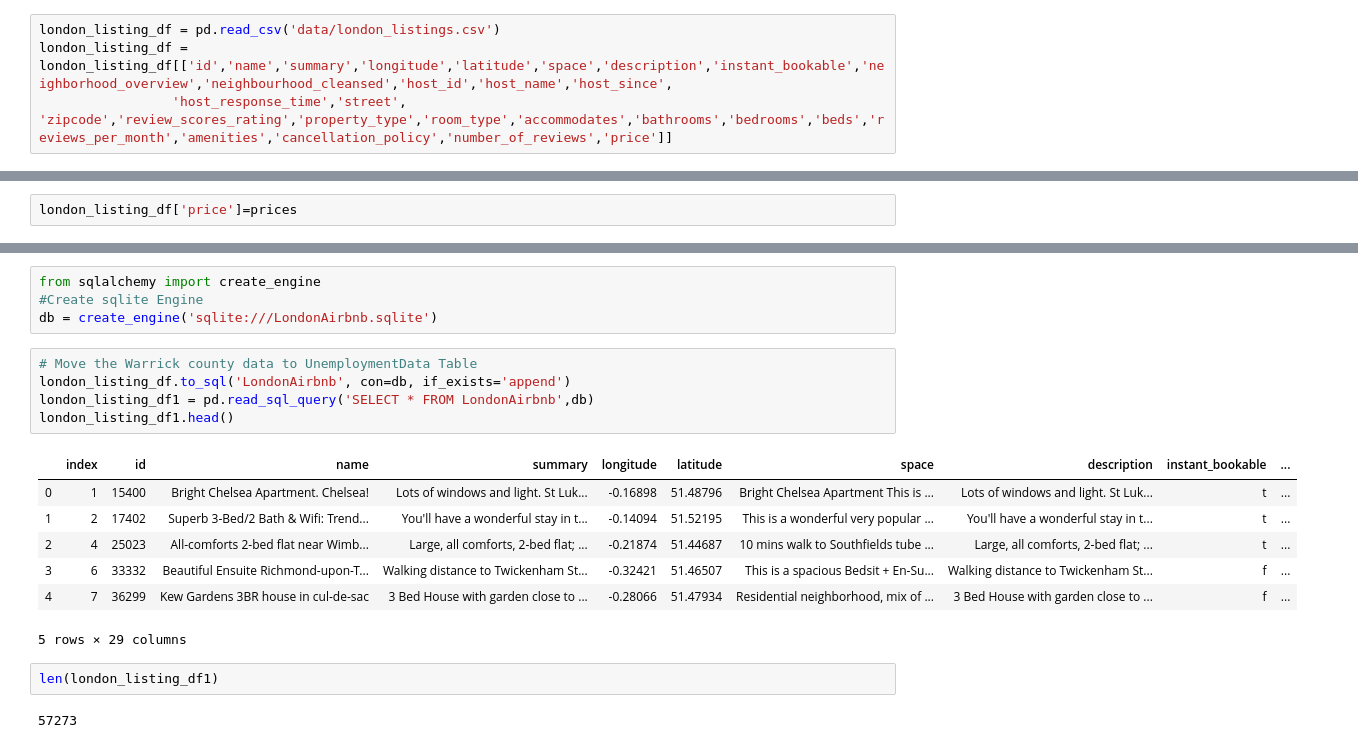
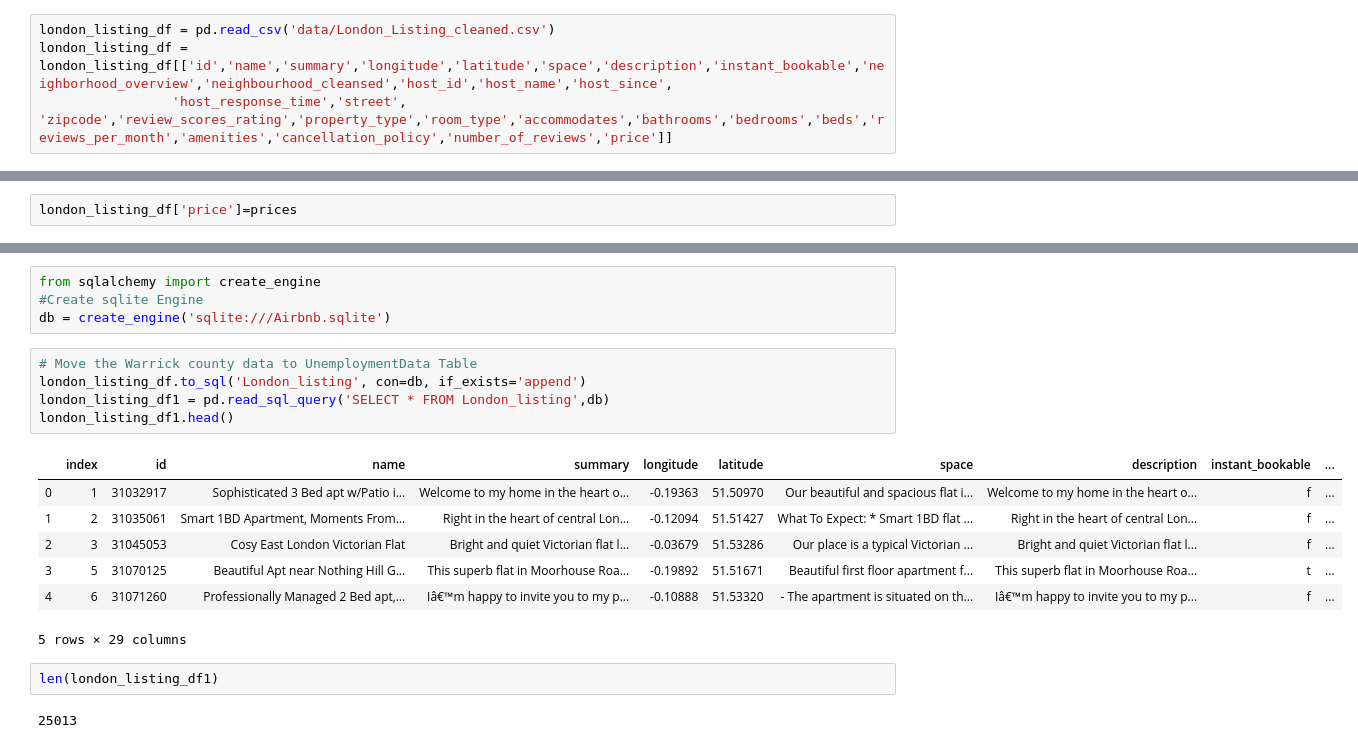
Before and after one commit to emmaolof/Airbnb-Deep-Dive, a Jupyter notebook: London_Listing_Analysis.ipynb, the cells around one changed output, grey strips where cells are left out. Cells and saved outputs as stored; diff of their text form.

```diff
--- a/London_Listing_Analysis.ipynb
+++ b/London_Listing_Analysis.ipynb
@@ -5,5 +13,5 @@ from collections import Counter
 # %%
-london_listing_df = pd.read_csv('data/london_listings.csv')
+london_listing_df = pd.read_csv('data/London_Listing_cleaned.csv')
 london_listing_df = london_listing_df[['id','name','summary','longitude','latitude','space','description','instant_bookable','neighborhood_overview','neighbourhood_cleansed','host_id','host_name','host_since',
                  'host_response_time','street', 'zipcode','review_scores_rating','property_type','room_type','accommodates','bathrooms','bedrooms','beds','reviews_per_month','amenities','cancellation_policy','number_of_reviews','price']]
 # %%
@@ -100,21 +113,21 @@ len(london_listing_df)
 # %%
 from sqlalchemy import create_engine
 #Create sqlite Engine
-db = create_engine('sqlite:///LondonAirbnb.sqlite')
+db = create_engine('sqlite:///Airbnb.sqlite')
 # %%
 # Move the Warrick county data to UnemploymentData Table
-london_listing_df.to_sql('LondonAirbnb', con=db, if_exists='append')
-london_listing_df1 = pd.read_sql_query('SELECT * FROM LondonAirbnb',db)
+london_listing_df.to_sql('London_listing', con=db, if_exists='append')
+london_listing_df1 = pd.read_sql_query('SELECT * FROM London_listing',db)
 london_listing_df1.head()
 # %% [output]
 |  | index | id | name | summary | longitude | latitude | space | description | instant_bookable | ... |
-| 0 | 1 | 15400 | Bright Chelsea Apartment. Chelsea! | Lots of windows and light. St Luk... | -0.16898 | 51.48796 | Bright Chelsea Apartment This is ... | Lots of windows and light. St Luk... | t | ... |
-| 1 | 2 | 17402 | Superb 3-Bed/2 Bath & Wifi: Trend... | You'll have a wonderful stay in t... | -0.14094 | 51.52195 | This is a wonderful very popular ... | You'll have a wonderful stay in t... | t | ... |
-| 2 | 4 | 25023 | All-comforts 2-bed flat near Wimb... | Large, all comforts, 2-bed flat; ... | -0.21874 | 51.44687 | 10 mins walk to Southfields tube ... | Large, all comforts, 2-bed flat; ... | t | ... |
-| 3 | 6 | 33332 | Beautiful Ensuite Richmond-upon-T... | Walking distance to Twickenham St... | -0.32421 | 51.46507 | This is a spacious Bedsit + En-Su... | Walking distance to Twickenham St... | f | ... |
-| 4 | 7 | 36299 | Kew Gardens 3BR house in cul-de-sac | 3 Bed House with garden close to ... | -0.28066 | 51.47934 | Residential neighborhood, mix of ... | 3 Bed House with garden close to ... | f | ... |
+| 0 | 1 | 31032917 | Sophisticated 3 Bed apt w/Patio i... | Welcome to my home in the heart o... | -0.19363 | 51.50970 | Our beautiful and spacious flat i... | Welcome to my home in the heart o... | f | ... |
+| 1 | 2 | 31035061 | Smart 1BD Apartment, Moments From... | Right in the heart of central Lon... | -0.12094 | 51.51427 | What To Expect: * Smart 1BD flat ... | Right in the heart of central Lon... | f | ... |
+| 2 | 3 | 31045053 | Cosy East London Victorian Flat | Bright and quiet Victorian flat l... | -0.03679 | 51.53286 | Our place is a typical Victorian ... | Bright and quiet Victorian flat l... | f | ... |
+| 3 | 5 | 31070125 | Beautiful Apt near Nothing Hill G... | This superb flat in Moorhouse Roa... | -0.19892 | 51.51671 | Beautiful first floor apartment f... | This superb flat in Moorhouse Roa... | t | ... |
+| 4 | 6 | 31071260 | Professionally Managed 2 Bed apt,... | Iâ€™m happy to invite you to my p... | -0.10888 | 51.53320 | - The apartment is situated on th... | Iâ€™m happy to invite you to my p... | f | ... |
 5 rows × 29 columns
 # %%
 len(london_listing_df1)
 # %% [output]
-57273
+25013
```
Also changed, not shown: parts of 16 cells of this notebook, 1 other file.
